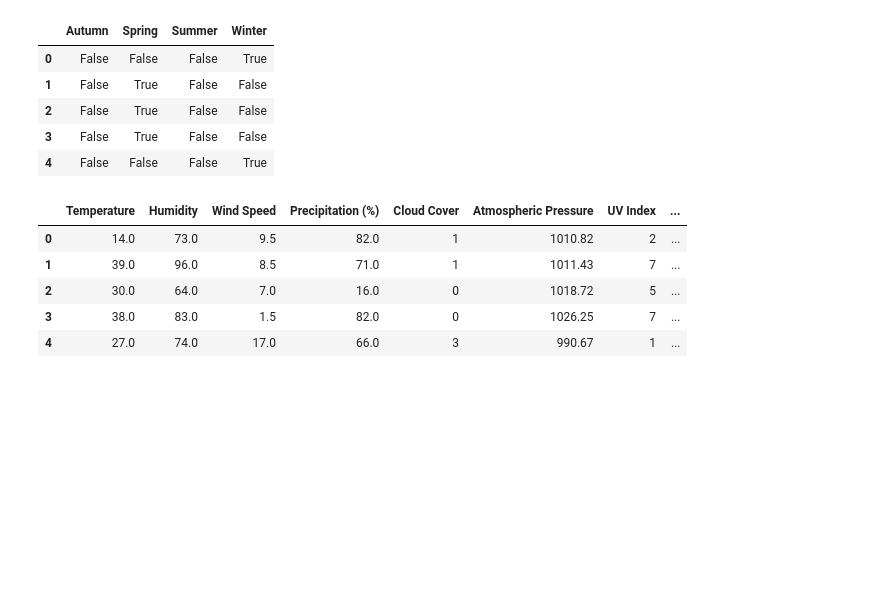
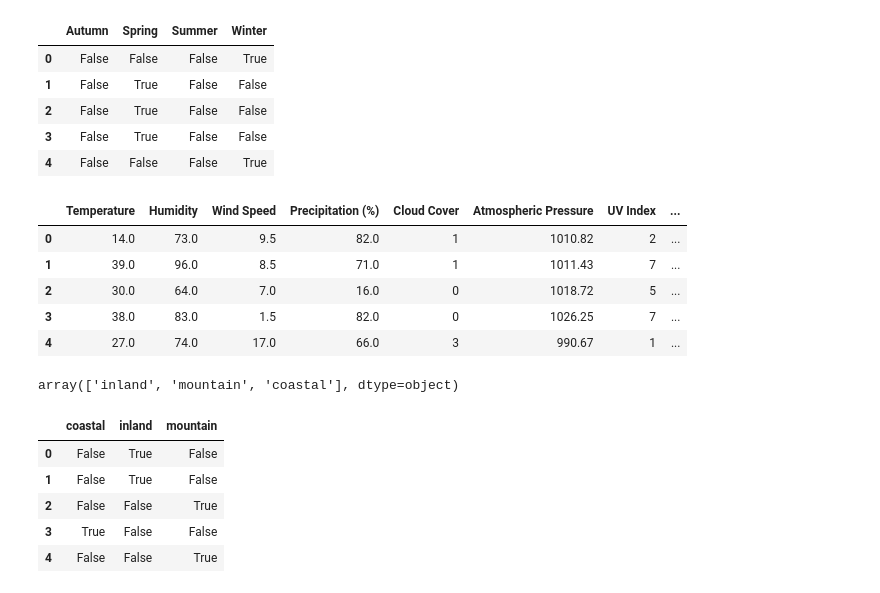
Before and after one commit to salim-miah/Weather-Prediction, a Jupyter notebook: datapreprocessing.ipynb, the cells around one changed output. Drawn from its saved outputs; the diff is of its cells as text; code cells hidden in the pictures; blank space fills up the shorter version.

```diff
--- a/datapreprocessing.ipynb
+++ b/datapreprocessing.ipynb
@@ -188,3 +190,18 @@ weather_prediction.head(5)
 | 2 | 30.0 | 64.0 | 7.0 | 16.0 | 0 | 1018.72 | 5 | ... |
 | 3 | 38.0 | 83.0 | 1.5 | 82.0 | 0 | 1026.25 | 7 | ... |
 | 4 | 27.0 | 74.0 | 17.0 | 66.0 | 3 | 990.67 | 1 | ... |
+# %%
+#Encoding Location
+weather_prediction['Location'].unique()
+# %% [output]
+array(['inland', 'mountain', 'coastal'], dtype=object)
+# %%
+location_enc = pd.get_dummies(weather_prediction['Location'])
+location_enc.head()
+# %% [output]
+|  | coastal | inland | mountain |
+| 0 | False | True | False |
+| 1 | False | True | False |
+| 2 | False | False | True |
+| 3 | True | False | False |
+| 4 | False | False | True |
```
Also changed, not shown: parts of 8 cells of this notebook.
